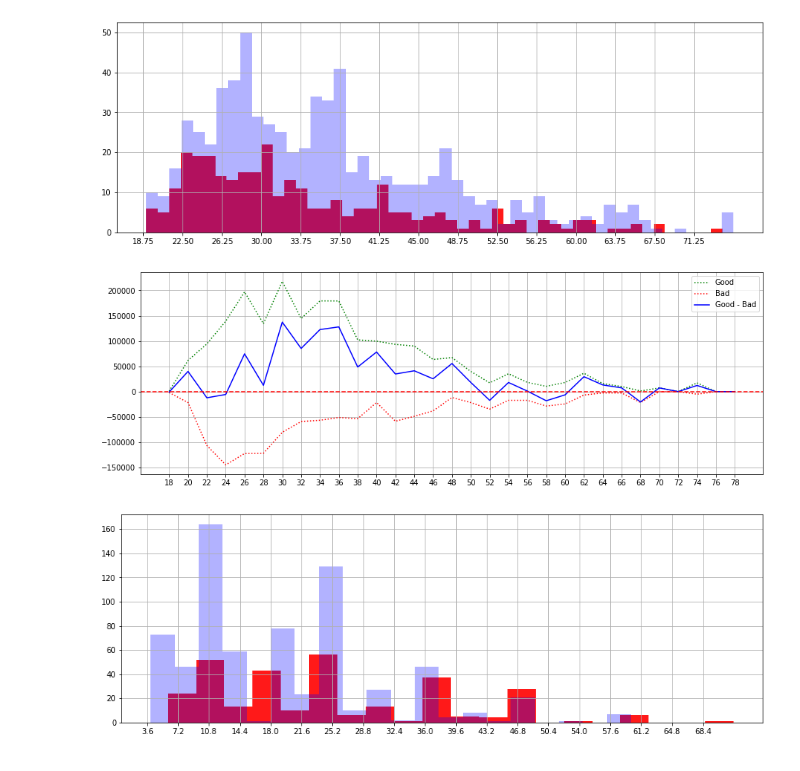
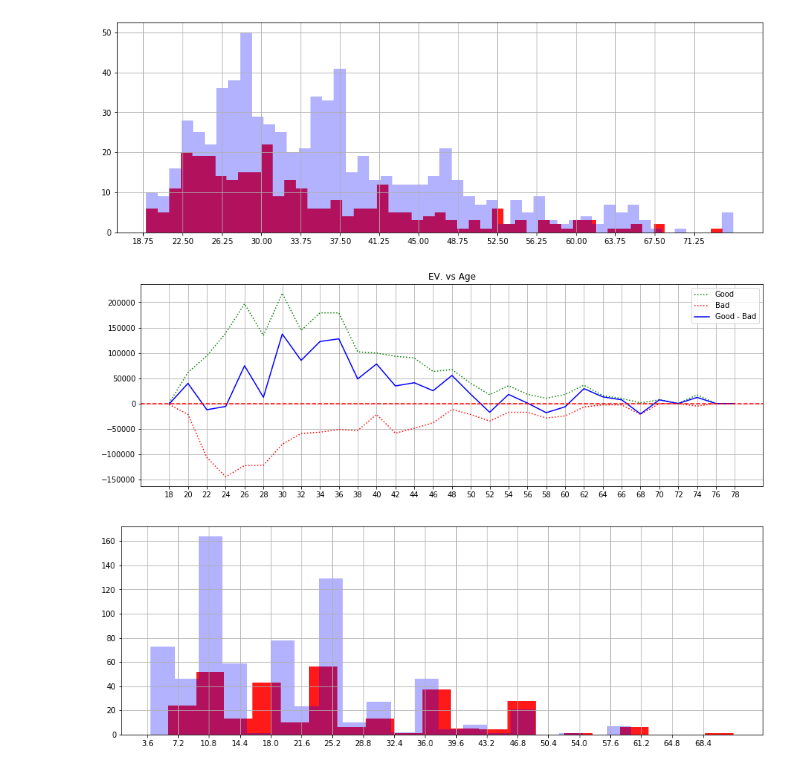
Before and after one commit to Bartloc/ml-german-credit, a Jupyter notebook: German-Credit-Data-ML-Analysis.ipynb, the cells around one changed output. Saved outputs shown, nothing was run; the diff lists cells and outputs as text; code cells hidden in the pictures.

```diff
--- a/German-Credit-Data-ML-Analysis.ipynb
+++ b/German-Credit-Data-ML-Analysis.ipynb
@@ -315,34 +333,35 @@ plot_hist('classification','age',data,50,(15,5),True)
 # %%
 age_dict={0: [],1 :[], 2:[], 3:[]}
 step=2
 for ag in range(18,80,step):
     age_dict[0].append(ag)
 
     age_dict[1].append(data[\
                            (data['classification']==1)\
                        &   (data['age']>=ag) \
                        &   (data['age']<ag+step)\
                            ]['creditamount'].sum())
     age_dict[2].append(-data[\
                            (data['classification']==0)\
                        &   (data['age']>=ag) \
                        &   (data['age']<ag+step)\
                            ]['creditamount'].sum())
 
     age_dict[3].append(age_dict[1][-1]+age_dict[2][-1])
 
 age_df=pd.DataFrame.from_dict(age_dict)
 
 plt.figure(figsize=(15,5))
 plt.plot(age_df[0],age_df[1],color='green',linestyle='dotted',label='Good')
 plt.plot(age_df[0],age_df[2],color='red',linestyle='dotted',label='Bad')
 plt.plot(age_df[0],age_df[3],color='blue',label='Good - Bad')
 plt.axhline(y=0,color='red',linestyle='--')
 plt.xticks(np.arange(18, 80, 2))
+plt.title('EV. vs Age')
 plt.legend()
 plt.grid()
 # %% [output]
-[figure, old version]
+[figure, new version]
 # %%
 plot_hist('classification','duration',data,20,(15,5),True)
 # %% [output]
```
Also changed, not shown: parts of 17 cells of this notebook, 2 other files.
